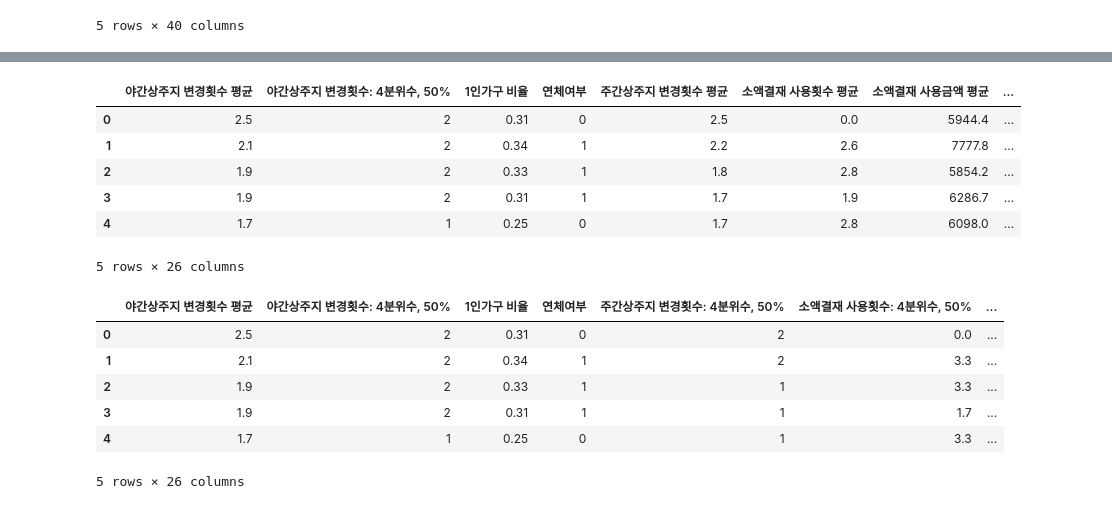
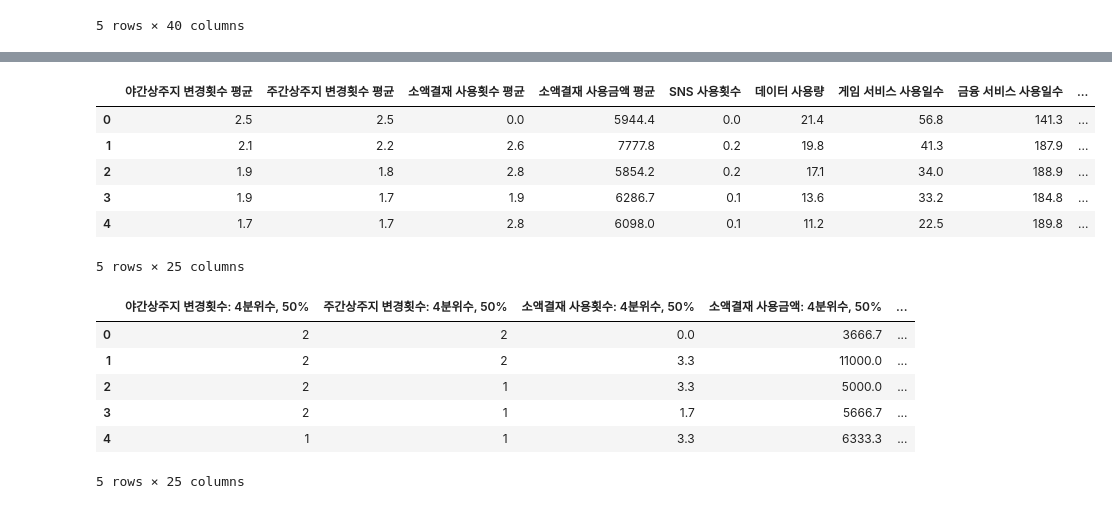
Before and after one commit to ev1025/Alternative-Credit-Scoring, a Jupyter notebook: 전처리.ipynb, the cells around one changed output, grey strips where cells are left out. Saved outputs shown, nothing was run; the diff lists cells and outputs as text; code cells hidden in the pictures.

```diff
--- a/전처리.ipynb
+++ b/전처리.ipynb
@@ -56,16 +57,3 @@ alter_data_clean
 | 10174 | 2 | 70 | 1.5 | 1 | 1.3 | 1 | ... |
 | 10175 | 2 | 75 | 1.4 | 1 | 1.0 | 1 | ... |
 50880 rows × 34 columns
-# %%
-# 아웃라이어 제거(아웃라이어 제거 필요한 칼럼)
-alter_outlier = alter_data_clean.iloc[:, 2:]
-
-for column in alter_outlier.columns:
-    Q1 = alter_outlier[column].quantile(0.25)
-    Q3 = alter_outlier[column].quantile(0.75)
-    IQR = Q3 - Q1
-    filter = (alter_outlier[column] >= (Q1 - 1.5 * IQR)) & (alter_outlier[column] <= (Q3 + 1.5 * IQR))
-    df_cleaned = alter_outlier[filter]
-
-alter_data_clean = pd.concat((alter_data_clean.iloc[df_cleaned.index,:2],df_cleaned), axis=1)
-alter_data_clean
@@ -111,7 +80,7 @@ gender = pd.get_dummies(alter_data_clean['성별'])
 alter_data_clean = alter_data_clean.drop('성별', axis=1)
 alter_data_clean = pd.concat([alter_data_clean,gender], axis=1)
 
-alter_data_clean.rename(columns={1: '남자',2:'여자'}, inplace=True)
+alter_data_clean.rename(columns={1: '남성',2:'여성'}, inplace=True)
 alter_data_clean.head()
 # %% [output]
 |  | 연령대 | 야간상주지 변경횟수 평균 | 야간상주지 변경횟수: 4분위수, 50% | 주간상주지 변경횟수 평균 | 주간상주지 변경횟수: 4분위수, 50% | 소액결재 사용횟수 평균 | ... |
@@ -122,7 +91,7 @@ alter_data_clean.head()
 | 4 | 40 | 1.7 | 1 | 1.7 | 1 | 2.8 | ... |
 5 rows × 35 columns
 # %%
-# 나이 앞자리만 남기기
+# 나이 원핫 인코딩
 alter_data_clean['연령대'] = alter_data_clean['연령대'].astype(str).str[0].astype(int)
 alter_data_clean['연령대'].head()
 
@@ -130,8 +99,8 @@ age_df = pd.get_dummies(alter_data_clean['연령대'])
 alter_data_clean = alter_data_clean.drop('연령대', axis=1)
 alter_data_clean = pd.concat([alter_data_clean,age_df], axis=1)
 
-age_keys = [1,2,3,4,5,6,7]
-age_values = ['10대','20대','30대','40대','50대','60대','70대']
+age_keys = [2,3,4,5,6,7]
+age_values = ['20대','30대','40대','50대','60대','70대']
 
 alter_data_clean.rename(columns=dict(zip(age_keys,age_values)), inplace=True)
 alter_data_clean.head()
@@ -147,6 +116,6 @@ alter_data_clean.head()
 # 칼럼 순서조정(평균, 중간값 나누기 위해서)
 for i in ['연체여부','1인가구 비율']:
     column_move = alter_data_clean.pop(i)
-    alter_data_clean.insert(2, i, column_move)
-print(alter_data_clean.columns[4:])
+    alter_data_clean.insert(len(alter_data_clean.columns), i, column_move)
+alter_data_clean.head()
 # %% [output]
@@ -165,33 +129,34 @@ Index(['주간상주지 변경횟수 평균', '주간상주지 변경횟수: 4
 # %%
+# 중간값 컬럼, 평균값 컬럼 나누기
 alter_avg = pd.DataFrame()
 alter_mid = pd.DataFrame()
 
-# 중간, 평균 컬럼 나누기
-for i in range(4, alter_data_clean.shape[1] - 8, 2):
+# 중간값, 평균 데이터 분리
+for i in range(0, alter_data_clean.shape[1] -10, 2):
     alter_avg[alter_data_clean.columns[i]] = alter_data_clean.iloc[:, i]
     alter_mid[alter_data_clean.columns[i+1]] = alter_data_clean.iloc[:, i+1]
 
 # 기존 데이터와 사분위 50% 차이값 데이터 결합
-alter_mid = pd.concat((alter_data_clean.iloc[:,:4], alter_mid, alter_data_clean.iloc[:,-8:]),axis=1)
-alter_avg = pd.concat((alter_data_clean.iloc[:,:4], alter_avg, alter_data_clean.iloc[:,-8:]),axis=1)
+alter_mid = pd.concat((alter_mid, alter_data_clean.iloc[:,-10:]),axis=1)
+alter_avg = pd.concat((alter_avg, alter_data_clean.iloc[:,-10:]),axis=1)
 
 display(alter_avg.head())
 display(alter_mid.head())
 # %% [output]
-|  | 야간상주지 변경횟수 평균 | 야간상주지 변경횟수: 4분위수, 50% | 1인가구 비율 | 연체여부 | 주간상주지 변경횟수 평균 | 소액결재 사용횟수 평균 | 소액결재 사용금액 평균 | ... |
-| 0 | 2.5 | 2 | 0.31 | 0 | 2.5 | 0.0 | 5944.4 | ... |
-| 1 | 2.1 | 2 | 0.34 | 1 | 2.2 | 2.6 | 7777.8 | ... |
-| 2 | 1.9 | 2 | 0.33 | 1 | 1.8 | 2.8 | 5854.2 | ... |
-| 3 | 1.9 | 2 | 0.31 | 1 | 1.7 | 1.9 | 6286.7 | ... |
-| 4 | 1.7 | 1 | 0.25 | 0 | 1.7 | 2.8 | 6098.0 | ... |
+|  | 야간상주지 변경횟수 평균 | 주간상주지 변경횟수 평균 | 소액결재 사용횟수 평균 | 소액결재 사용금액 평균 | SNS 사용횟수 | 데이터 사용량 | 게임 서비스 사용일수 | 금융 서비스 사용일수 | ... |
+| 0 | 2.5 | 2.5 | 0.0 | 5944.4 | 0.0 | 21.4 | 56.8 | 141.3 | ... |
+| 1 | 2.1 | 2.2 | 2.6 | 7777.8 | 0.2 | 19.8 | 41.3 | 187.9 | ... |
+| 2 | 1.9 | 1.8 | 2.8 | 5854.2 | 0.2 | 17.1 | 34.0 | 188.9 | ... |
+| 3 | 1.9 | 1.7 | 1.9 | 6286.7 | 0.1 | 13.6 | 33.2 | 184.8 | ... |
+| 4 | 1.7 | 1.7 | 2.8 | 6098.0 | 0.1 | 11.2 | 22.5 | 189.8 | ... |
-5 rows × 26 columns
+5 rows × 25 columns
-|  | 야간상주지 변경횟수 평균 | 야간상주지 변경횟수: 4분위수, 50% | 1인가구 비율 | 연체여부 | 주간상주지 변경횟수: 4분위수, 50% | 소액결재 사용횟수: 4분위수, 50% | ... |
-| 0 | 2.5 | 2 | 0.31 | 0 | 2 | 0.0 | ... |
-| 1 | 2.1 | 2 | 0.34 | 1 | 2 | 3.3 | ... |
-| 2 | 1.9 | 2 | 0.33 | 1 | 1 | 3.3 | ... |
-| 3 | 1.9 | 2 | 0.31 | 1 | 1 | 1.7 | ... |
-| 4 | 1.7 | 1 | 0.25 | 0 | 1 | 3.3 | ... |
+|  | 야간상주지 변경횟수: 4분위수, 50% | 주간상주지 변경횟수: 4분위수, 50% | 소액결재 사용횟수: 4분위수, 50% | 소액결재 사용금액: 4분위수, 50% | ... |
+| 0 | 2 | 2 | 0.0 | 3666.7 | ... |
+| 1 | 2 | 2 | 3.3 | 11000.0 | ... |
+| 2 | 2 | 1 | 3.3 | 5000.0 | ... |
+| 3 | 2 | 1 | 1.7 | 5666.7 | ... |
+| 4 | 1 | 1 | 3.3 | 6333.3 | ... |
-5 rows × 26 columns
+5 rows × 25 columns
 # %%
 alter_avg.info()
 # %% [output]
```
Also changed, not shown: parts of 26 cells of this notebook.
